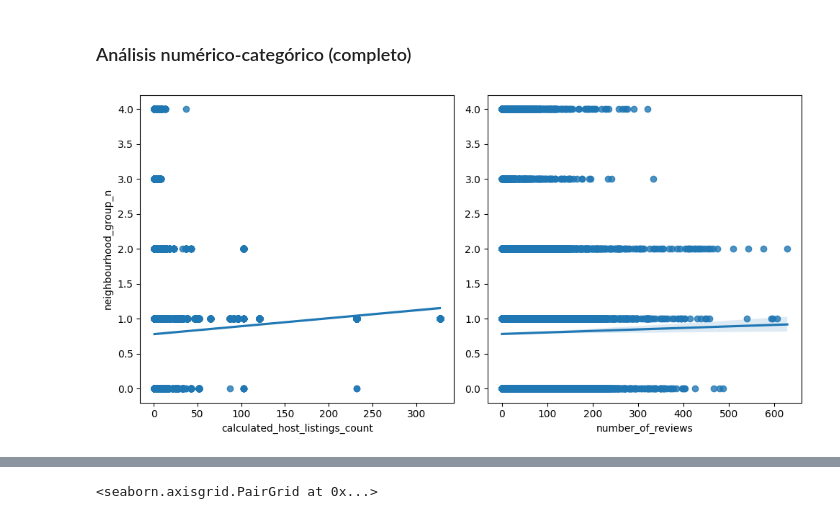
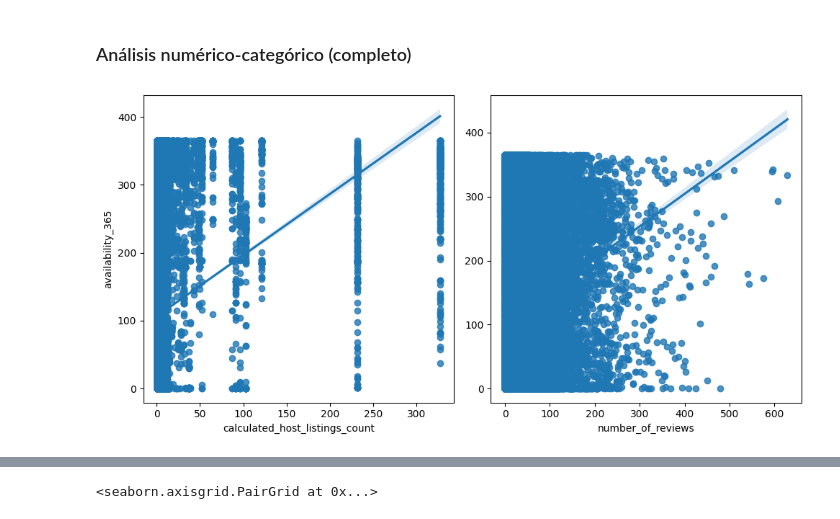
Before and after one commit to EPablos2013/E-Pablos-ML-EDA, a Jupyter notebook: src/explore.ipynb, the cells around one changed output, grey strips where cells are left out. Drawn from its saved outputs; the diff is of its cells as text; code cells hidden in the pictures.

```diff
--- a/src/explore.ipynb
+++ b/src/explore.ipynb
@@ -379,11 +419,11 @@ En el gráfico anterior las variables que tienen relación son el precio con el
 # %%
 fig, axis = plt.subplots(figsize = (10, 5), ncols = 2)
 
-sns.regplot(ax = axis[0], data = total_data, x = "calculated_host_listings_count", y = "neighbourhood_group_n")
-sns.regplot(ax = axis[1], data = total_data, x = "number_of_reviews", y = "neighbourhood_group_n").set(ylabel = None)
+sns.regplot(ax = axis[0], data = total_data, x = "calculated_host_listings_count", y = "availability_365")
+sns.regplot(ax = axis[1], data = total_data, x = "number_of_reviews", y = "availability_365").set(ylabel = None)
 
 plt.tight_layout()
 
 plt.show()
 # %% [output]
-[figure, old version]
+[figure, new version]
```
Also changed, not shown: parts of 29 cells of this notebook, 18 other files.
